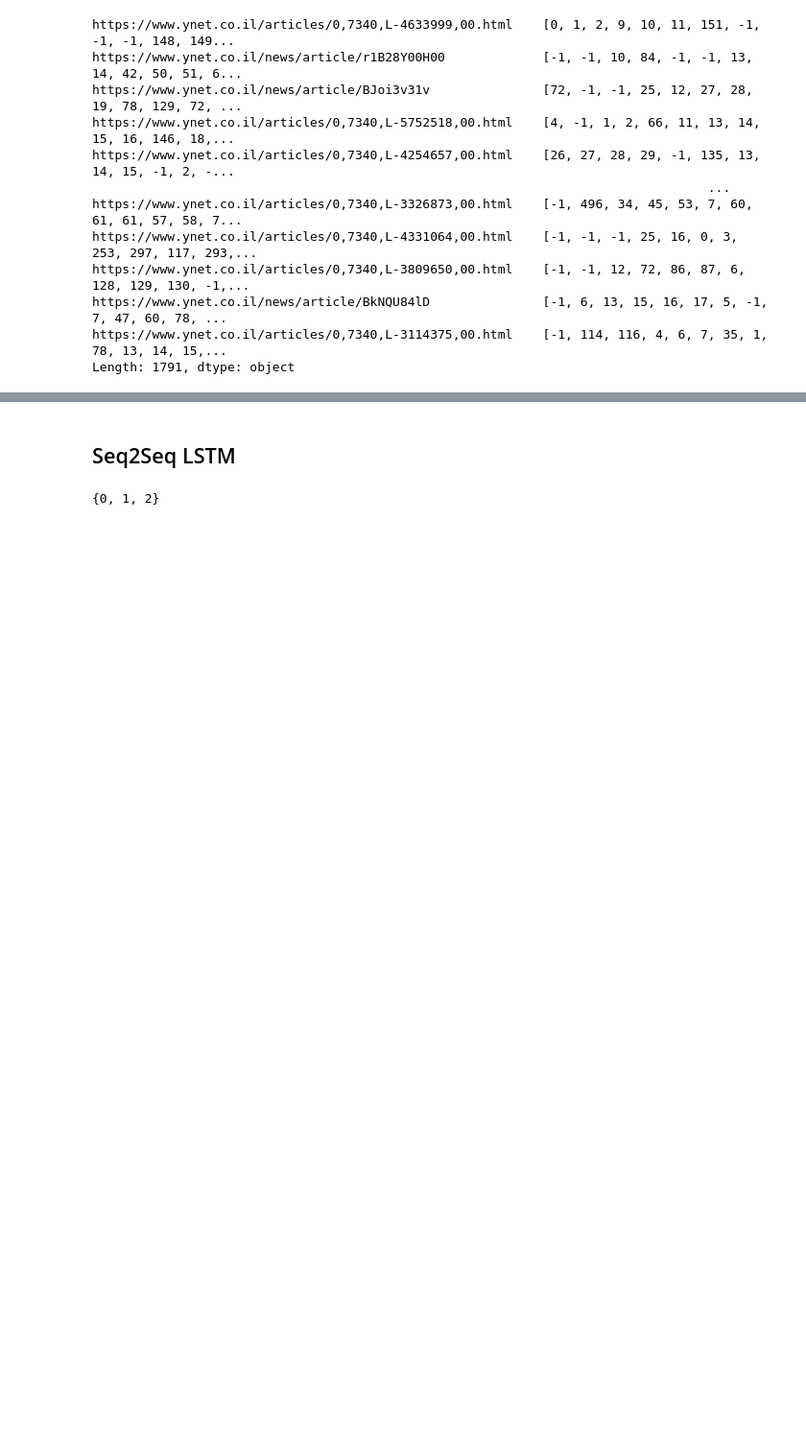
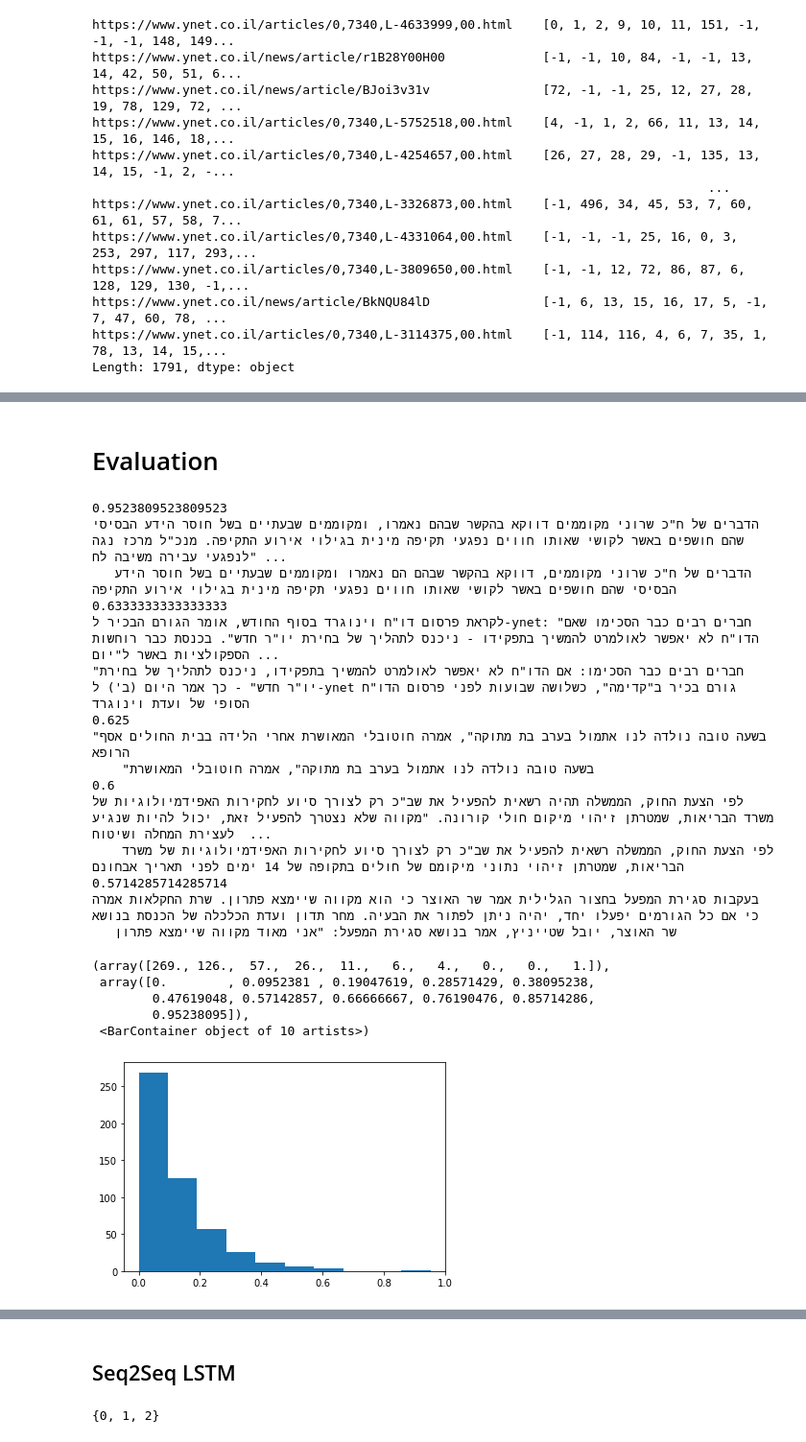
Before and after one commit to AlonWolfi/ynet-summarizer, a Jupyter notebook: src/project_notebook.ipynb, the cells around one changed output, grey strips where cells are left out. Shown: that part at 96% size. Cells and saved outputs as stored; diff of their text form; code cells hidden in the pictures; blank space fills up the shorter version.

```diff
--- a/src/project_notebook.ipynb
+++ b/src/project_notebook.ipynb
@@ -378,0 +180,53 @@ save_article_example(article, summary)
+# %%
+data = articles_joined.sample(500)
+# data = articles_joined.loc[['https://www.ynet.co.il/articles/0,7340,L-3633770,00.html']]
+# %%
+summaries = model.predict(
+    data['content'],
+    data['content_raw']
+)
+# %%
+data = pd.merge(
+    data,
+    summaries,
+    right_index = True,
+    left_index = True,
+    how = 'inner',
+    suffixes= ('', '')
+)
+# %% [markdown]
+# Evaluation
+# %%
+from utils.metric_utils import jaccard_score, bleu, rouge
+
+def check_score(r, score = jaccard_score, *score_args, **score_kwargs):
+    summary = r['summary_tokens']
+    sub_title = r['sub_title']
+    return score(sub_title[0], summary, *score_args, **score_kwargs)
+scores = data.apply(check_score, axis = 1, args = (jaccard_score, ))
+data['score'] = scores
+# %%
+data.sort_values('score', ascending=False).head()[['score', 'sub_title_raw', 'summary']].apply(lambda r: r.apply(print), axis = 1)
+plt.hist(scores)
+# %% [output]
+0.9523809523809523
+הדברים של ח"כ שרוני מקוממים דווקא בהקשר שבהם נאמרו, ומקוממים שבעתיים בשל חוסר הידע הבסיסי שהם חושפים באשר לקושי שאותו חווים נפגעי תקיפה מינית בגילוי אירוע התקיפה. מנכ"ל מרכז נגה לנפגעי עבירה משיבה לח" ...
+   הדברים של ח"כ שרוני מקוממים, דווקא בהקשר שבהם הם נאמרו ומקוממים שבעתיים בשל חוסר הידע הבסיסי שהם חושפים באשר לקושי שאותו חווים נפגעי תקיפה מינית בגילוי אירוע התקיפה
+0.6333333333333333
+לקראת פרסום דו"ח וינוגרד בסוף החודש, אומר הגורם הבכיר ל-ynet: "חברים רבים כבר הסכימו שאם הדו"ח לא יאפשר לאולמרט להמשיך בתפקידו - ניכנס לתהליך של בחירת יו"ר חדש". בכנסת כבר רוחשות הספקולציות באשר ל"יום ...
+"חברים רבים כבר הסכימו: אם הדו"ח לא יאפשר לאולמרט להמשיך בתפקידו, ניכנס לתהליך של בחירת יו"ר חדש" - כך אמר היום (ב') ל-ynet גורם בכיר ב"קדימה", כשלושה שבועות לפני פרסום הדו"ח הסופי של ועדת וינוגרד
+0.625
+"בשעה טובה נולדה לנו אתמול בערב בת מתוקה", אמרה חוטובלי המאושרת אחרי הלידה בבית החולים אסף הרופא
+    "בשעה טובה נולדה לנו אתמול בערב בת מתוקה", אמרה חוטובלי המאושרת
+0.6
+לפי הצעת החוק, הממשלה תהיה רשאית להפעיל את שב"כ רק לצורך סיוע לחקירות האפידמיולוגיות של משרד הבריאות, שמטרתן זיהוי מיקום חולי קורונה. "מקווה שלא נצטרך להפעיל זאת, יכול להיות שנגיע לעצירת המחלה ושיטוח  ...
+    לפי הצעת החוק, הממשלה רשאית להפעיל את שב"כ רק לצורך סיוע לחקירות האפידמיולוגיות של משרד הבריאות, שמטרתן זיהוי נתוני מיקומם של חולים בתקופה של 14 ימים לפני תאריך אבחונם
+0.5714285714285714
+בעקבות סגירת המפעל בחצור הגלילית אמר שר האוצר כי הוא מקווה שיימצא פתרון. שרת החקלאות אמרה כי אם כל הגורמים יפעלו יחד, יהיה ניתן לפתור את הבעיה. מחר תדון ועדת הכלכלה של הכנסת בנושא
+   שר האוצר, יובל שטייניץ, אמר בנושא סגירת המפעל: "אני מאוד מקווה שיימצא פתרון
+(array([269., 126.,  57.,  26.,  11.,   6.,   4.,   0.,   0.,   1.]),
+ array([0.        , 0.0952381 , 0.19047619, 0.28571429, 0.38095238,
+        0.47619048, 0.57142857, 0.66666667, 0.76190476, 0.85714286,
+        0.95238095]),
+ <BarContainer object of 10 artists>)
+[figure, added]
```
Also changed, not shown: parts of 36 cells of this notebook, 26 other files.
